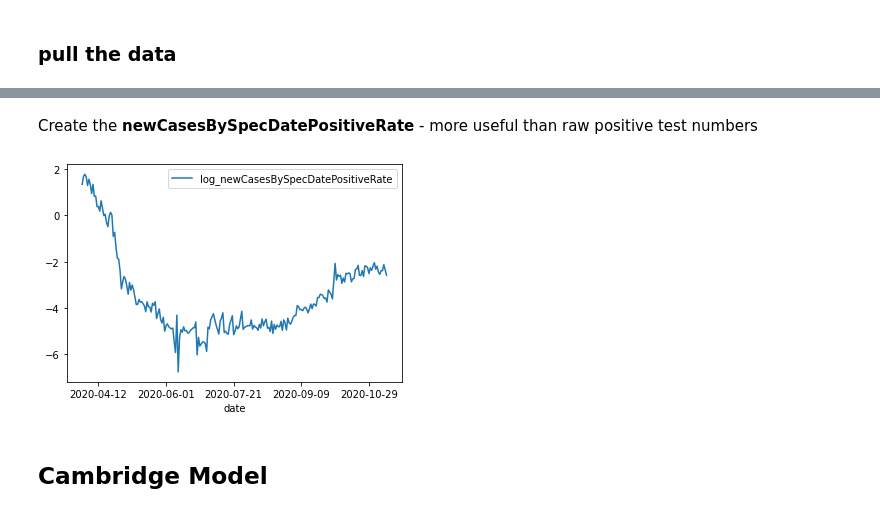
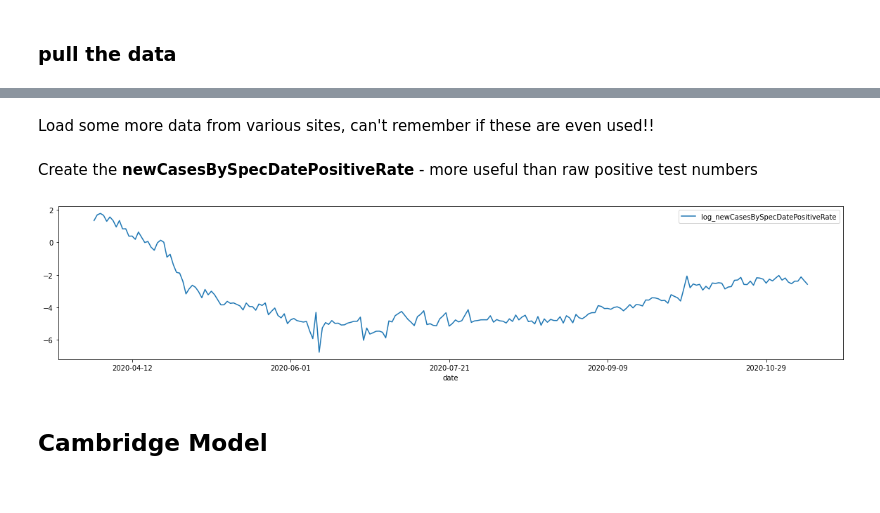
Before and after one commit to SamHollings/covid19_analysis, a Jupyter notebook: Cambridge_CPAS_paper.ipynb, the cells around one changed output, grey strips where cells are left out. Saved outputs shown, nothing was run; the diff lists cells and outputs as text; code cells hidden in the pictures.

```diff
--- a/Cambridge_CPAS_paper.ipynb
+++ b/Cambridge_CPAS_paper.ipynb
@@ -53,14 +53,14 @@ import numpy as np
 # %% [markdown]
 ### pull the data
 # %%
-covid_data_blob = covid_data.covid_england_data_blob()
+covid_data_blob = covid_data.covid_england_data_blob(utla=False, ltla=False)
 
 df_england_nhse_feed =  covid_data_blob['england_nhse']
 df_uk_wide_nhse_feed = covid_data_blob['uk_nhse']
 df_nhsregion_nhse_feed = covid_data_blob['nhsregion_nhse']
 df_region_nhse_feed = covid_data_blob['region_nhse']
-df_utla_nhse_feed = covid_data_blob['utla_nhse']
-df_ltla_nhse_feed = covid_data_blob['ltla_nhse']
+# df_utla_nhse_feed = covid_data_blob['utla_nhse']
+# df_ltla_nhse_feed = covid_data_blob['ltla_nhse']
 df_gb_google_mobility_report = covid_data_blob['google_mobility']
 df_apple_mobility_report = covid_data_blob['apple_mobility']
 # %% [output]
@@ -84,3 +72,5 @@ areaType=ltla page 48: https://api.coronavirus.data.gov.uk/v1/data?filters=areaT
+# %% [markdown]
+Load some more data from various sites, can't remember if these are even used!!
 # %%
 df_sitrep_Feb2020 = pd.read_excel('https://www.england.nhs.uk/statistics/wp-content/uploads/sites/2/2020/04/MSitRep-February-2020-alHTC.xls',sheet_name="Critical Care Beds",header=14).dropna(how="all",axis=1).dropna(how="all",axis=0)
 weekly_admissions_url = "https://www.england.nhs.uk/statistics/wp-content/uploads/sites/2/2020/10/Weekly-covid-admissions-publication-201029-2.xlsx"
@@ -91,18 +81,14 @@ df_nhse_weekly_covid19_admissions.to_csv("nhse_weekly_covid19_admissions_201029.
 weekly_admissions_list = ["201029"]
 # %% [markdown]
 Create the **newCasesBySpecDatePositiveRate** - more useful than raw positive test numbers
-# %%
-df_uk_wide_nhse_feed = df_uk_wide_nhse_feed.assign(newCasesBySpecDatePositiveRate = df_uk_wide_nhse_feed.set_index('date')['newCasesByPublishDate']
-                                                                              / df_uk_wide_nhse_feed.set_index('date')['newPillarTwoTestsByPublishDate'])
 # %%
-df_log_newCasesBySpecDatePositiveRate = (df_england_nhse_feed.set_index('date')['newCasesByPublishDate']
+df_uk_wide_nhse_feed['newCasesBySpecDatePositiveRate'] = df_uk_wide_nhse_feed.set_index('date')['newCasesByPublishDate'] / df_uk_wide_nhse_feed.set_index('date')['newPillarTwoTestsByPublishDate']
+df_england_nhse_feed['log_newCasesBySpecDatePositiveRate'] = (df_england_nhse_feed.set_index('date')['newCasesByPublishDate']
                                         .div(df_uk_wide_nhse_feed.set_index('date')['newPillarTwoTestsByPublishDate'],axis=0)
-                                        ).apply(np.log)
-
-df_england_nhse_feed['log_newCasesBySpecDatePositiveRate'] = df_log_newCasesBySpecDatePositiveRate.values
-df_england_nhse_feed.set_index('date')['log_newCasesBySpecDatePositiveRate'].plot(legend=True);
+                                        ).apply(np.log).values
+ax = df_england_nhse_feed.set_index('date')['log_newCasesBySpecDatePositiveRate'].plot(legend=True, figsize=(20,4));
 # %% [output]
-[figure, old version]
+[figure, new version]
 # %% [markdown]
 ## Cambridge Model
 # %% [markdown]
```
Also changed, not shown: parts of 7 cells of this notebook.
